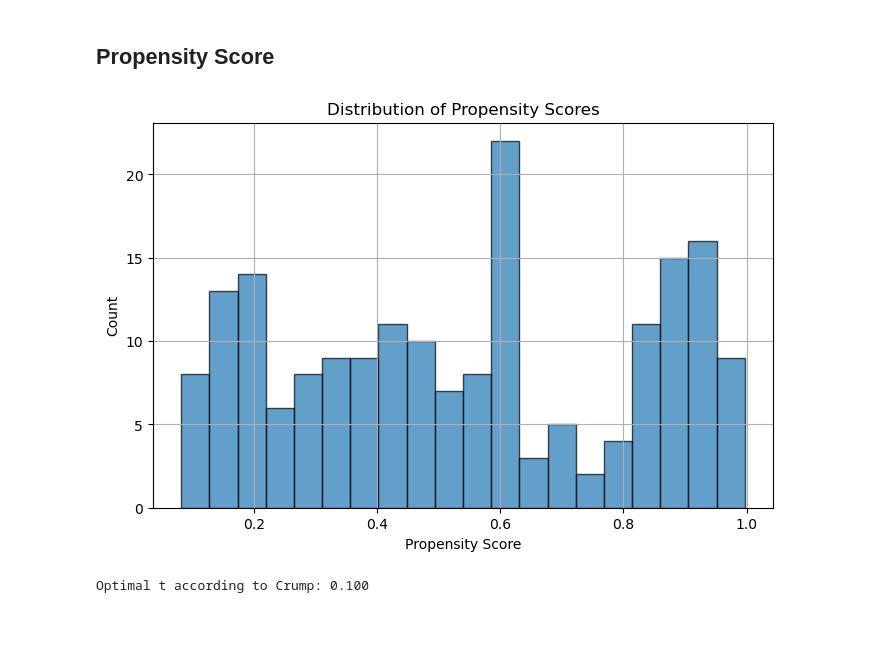
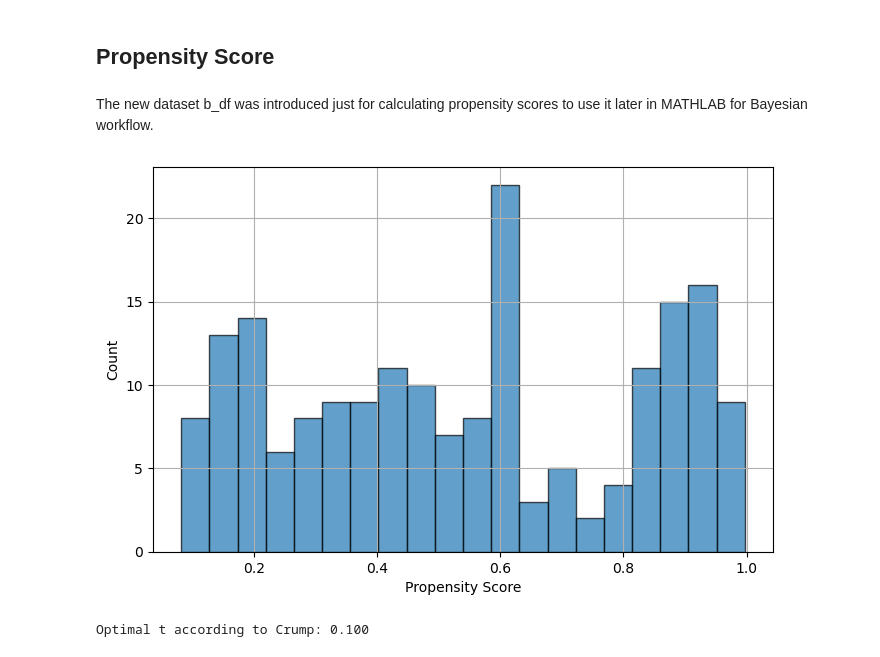
Before and after one commit to anntis/master_thesis, a Jupyter notebook: main_code.ipynb, the cells around one changed output. Cells and saved outputs as stored; diff of their text form; code cells hidden in the pictures; blank space fills up the shorter version.

```diff
--- a/main_code.ipynb
+++ b/main_code.ipynb
@@ -719,6 +718,8 @@ print(f"The ATE calculated using the Outcome Regression (OR) method is: {ate_or:
 The ATE calculated using the Outcome Regression (OR) method is: 43.412
 # %% [markdown]
 ## Propensity Score
+# %% [markdown]
+The new dataset b_df was introduced just for calculating propensity scores to use it later in MATHLAB for Bayesian workflow.
 # %%
 b_df = ml_df.copy()
 
@@ -747,13 +748,12 @@ b_df['ps'] = ps_est
 # %%
 plt.figure(figsize=(8, 5))
 plt.hist(b_df['ps'], bins=20, edgecolor='black', alpha=0.7)
-plt.title('Distribution of Propensity Scores')
 plt.xlabel('Propensity Score')
 plt.ylabel('Count')
 plt.grid(True)
 plt.show()
 # %% [output]
-[figure, old version]
+[figure, new version]
 # %%
 def ps_trim(ps, t):
     return np.clip(ps, t, 1 - t)
```
Also changed, not shown: parts of 8 cells of this notebook, 2 other files.
